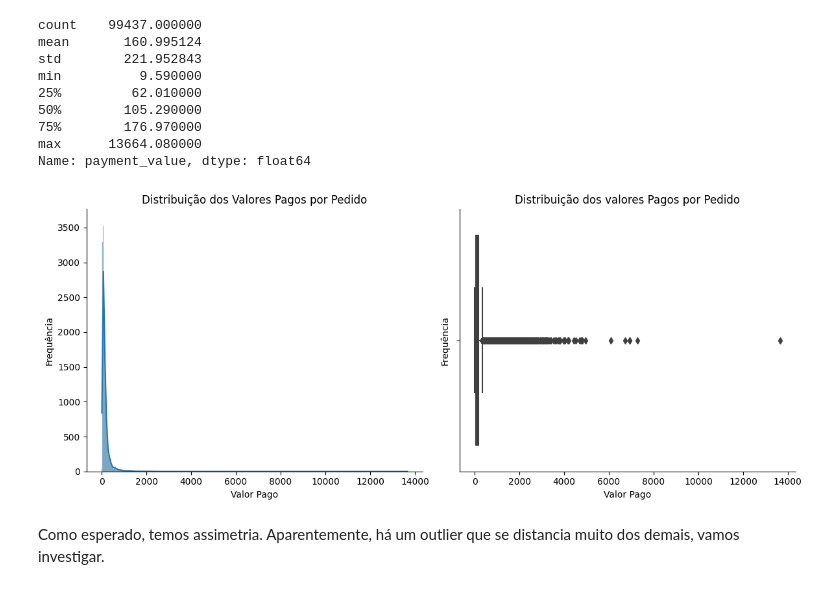
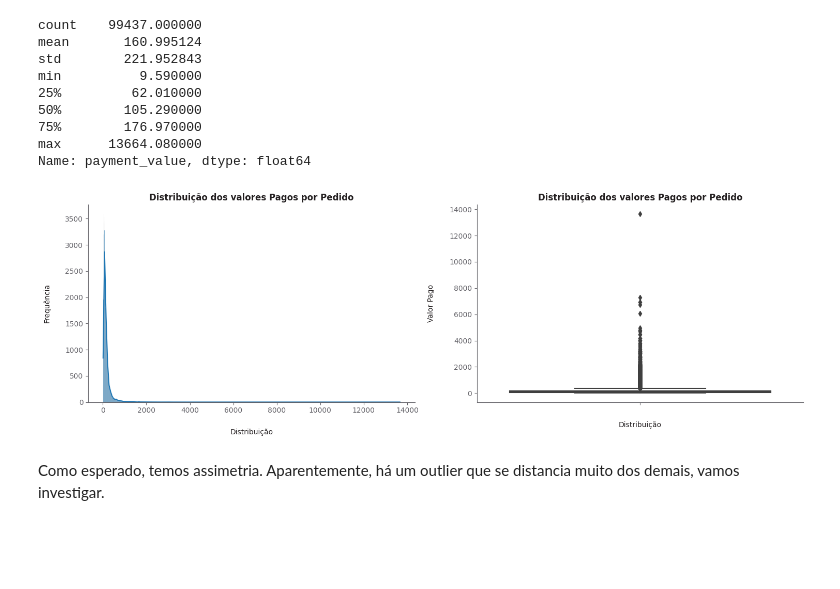
Before and after one commit to allmeidaapedro/Olist-Analysis, a Jupyter notebook: eda.ipynb, the cells around one changed output. Saved outputs shown, nothing was run; the diff lists cells and outputs as text; code cells hidden in the pictures; blank space fills up the shorter version.

```diff
--- a/eda.ipynb
+++ b/eda.ipynb
@@ -577,27 +613,34 @@ min          9.590000
 max      13664.080000
 Name: payment_value, dtype: float64
 # %%
-fig, axes = plt.subplots(1, 2, figsize=(12, 5))
+fig, axes = plt.subplots(1, 2, figsize=(15, 5))
 
 sns.histplot(data=order_data, x='payment_value', kde=True, ax=axes[0])
-axes[0].set_title('Distribuição dos Valores Pagos por Pedido')
-axes[0].set_xlabel('Valor Pago')
-axes[0].set_ylabel('Frequência')
-
-sns.boxplot(data=order_data, x='payment_value', ax=axes[1])
-axes[1].set_title('Distribuição dos valores Pagos por Pedido')
-axes[1].set_xlabel('Valor Pago')
-axes[1].set_ylabel('Frequência')
-
+axes[0].set_title('Distribuição dos valores Pagos por Pedido', color=CINZA1, fontweight='bold')
+axes[0].set_xlabel('Distribuição', color=CINZA1, labelpad=20)
+axes[0].set_ylabel('Frequência', color=CINZA1, labelpad=20)
+axes[0].tick_params(axis='x', colors=CINZA4)
+axes[0].tick_params(axis='y', colors=CINZA4)
+axes[0].spines['left'].set_color(CINZA4)
+axes[0].spines['bottom'].set_color(CINZA4)
 axes[0].spines['right'].set_visible(False)
 axes[0].spines['top'].set_visible(False)
+
+sns.boxplot(data=order_data, y='payment_value', ax=axes[1], orient='vertical')
+axes[1].set_title('Distribuição dos valores Pagos por Pedido', color=CINZA1, fontweight='bold')
+axes[1].set_xlabel('Distribuição', color=CINZA1, labelpad=20)
+axes[1].set_ylabel('Valor Pago', color=CINZA1, labelpad=20)
+axes[1].tick_params(axis='x', colors=CINZA4)
+axes[1].tick_params(axis='y', colors=CINZA4)
+axes[1].spines['left'].set_color(CINZA4)
+axes[1].spines['bottom'].set_color(CINZA4)
 axes[1].spines['right'].set_visible(False)
 axes[1].spines['top'].set_visible(False)
 
 plt.tight_layout()
 plt.show()
 # %% [output]
-[figure, old version]
+[figure, new version]
 # %% [markdown]
 Como esperado, temos assimetria. Aparentemente, há um outlier que se distancia muito dos demais, vamos investigar.
 # %%
```
Also changed, not shown: parts of 103 cells of this notebook.
